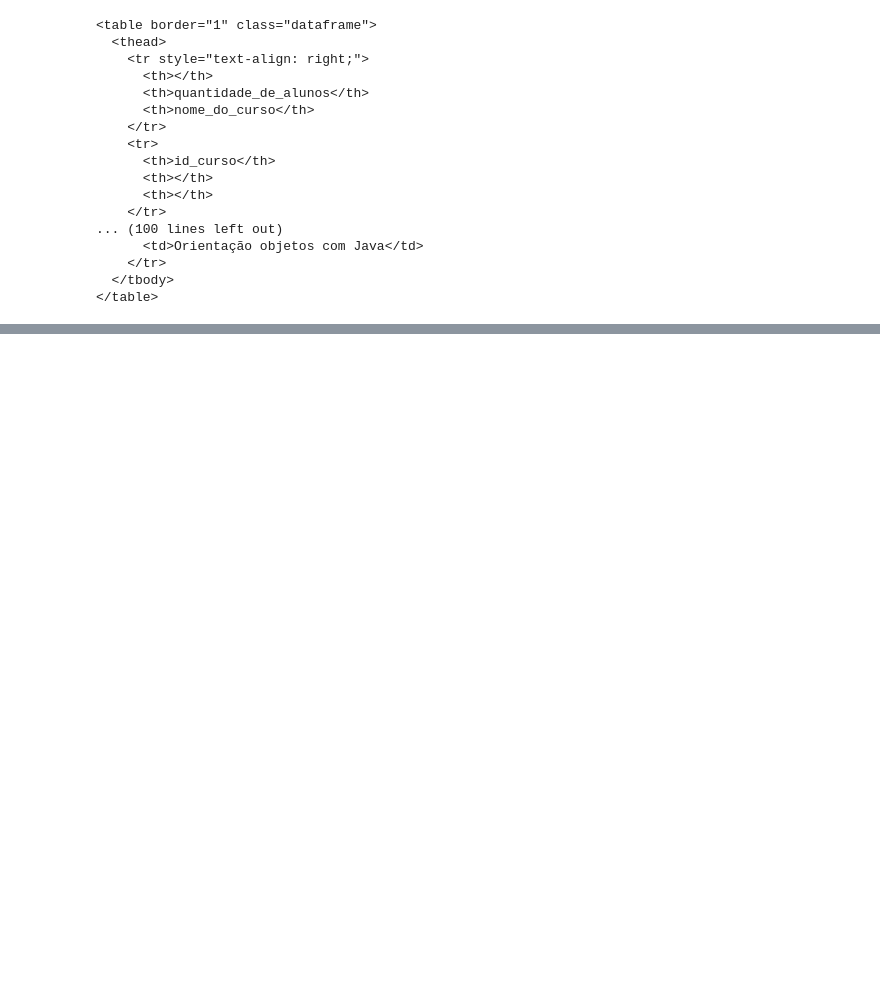
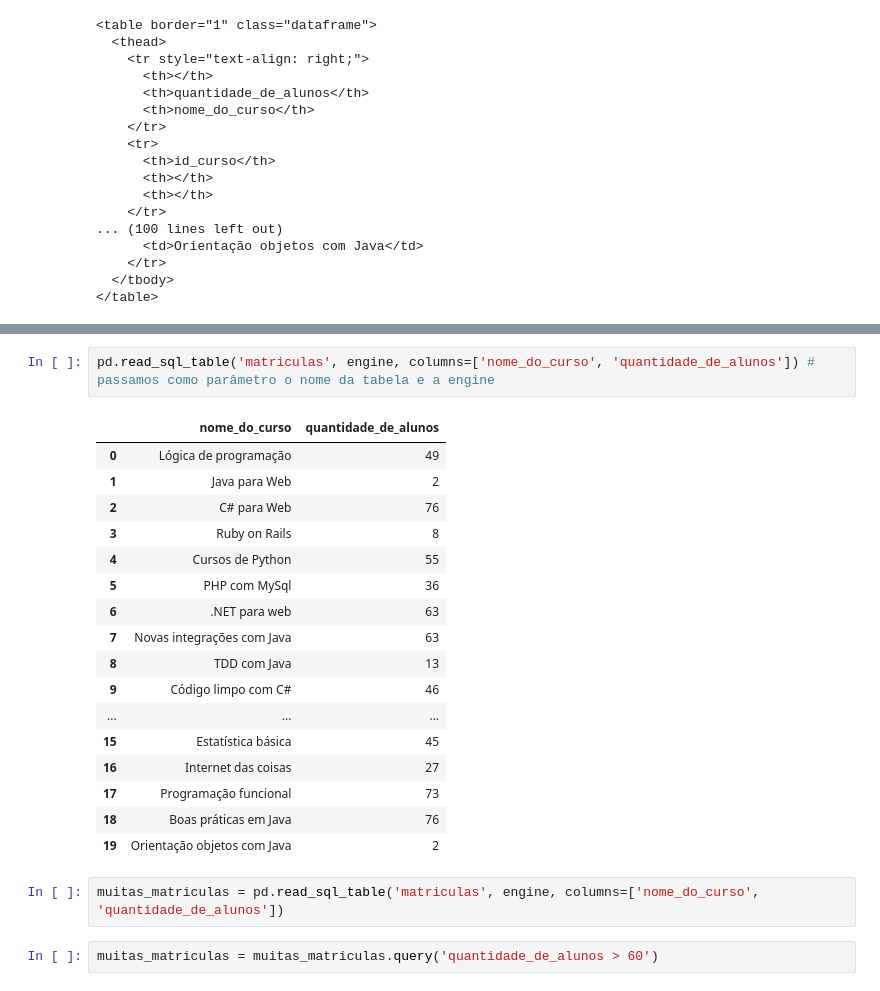
Before and after one commit to KamilaSouza/Python-for-Data-Science, a Jupyter notebook: 5_Input_and_Output/school_dataframe.ipynb, the cells around one changed output, grey strips where cells are left out. Cells and saved outputs as stored; diff of their text form; blank space fills up the shorter version.

```diff
--- a/5_Input_and_Output/school_dataframe.ipynb
+++ b/5_Input_and_Output/school_dataframe.ipynb
@@ -460,0 +501,24 @@ print(matriculas_html)
+# %%
+pd.read_sql_table('matriculas', engine, columns=['nome_do_curso', 'quantidade_de_alunos']) # passamos como parâmetro o nome da tabela e a engine
+# %% [output]
+|  | nome_do_curso | quantidade_de_alunos |
+| 0 | Lógica de programação | 49 |
+| 1 | Java para Web | 2 |
+| 2 | C# para Web | 76 |
+| 3 | Ruby on Rails | 8 |
+| 4 | Cursos de Python | 55 |
+| 5 | PHP com MySql | 36 |
+| 6 | .NET para web | 63 |
+| 7 | Novas integrações com Java | 63 |
+| 8 | TDD com Java | 13 |
+| 9 | Código limpo com C# | 46 |
+| ... | ... | ... |
+| 15 | Estatística básica | 45 |
+| 16 | Internet das coisas | 27 |
+| 17 | Programação funcional | 73 |
+| 18 | Boas práticas em Java | 76 |
+| 19 | Orientação objetos com Java | 2 |
+# %%
+muitas_matriculas = pd.read_sql_table('matriculas', engine, columns=['nome_do_curso', 'quantidade_de_alunos'])
+# %%
+muitas_matriculas = muitas_matriculas.query('quantidade_de_alunos > 60')
```
Also changed, not shown: parts of 48 cells of this notebook, 1 other file.
